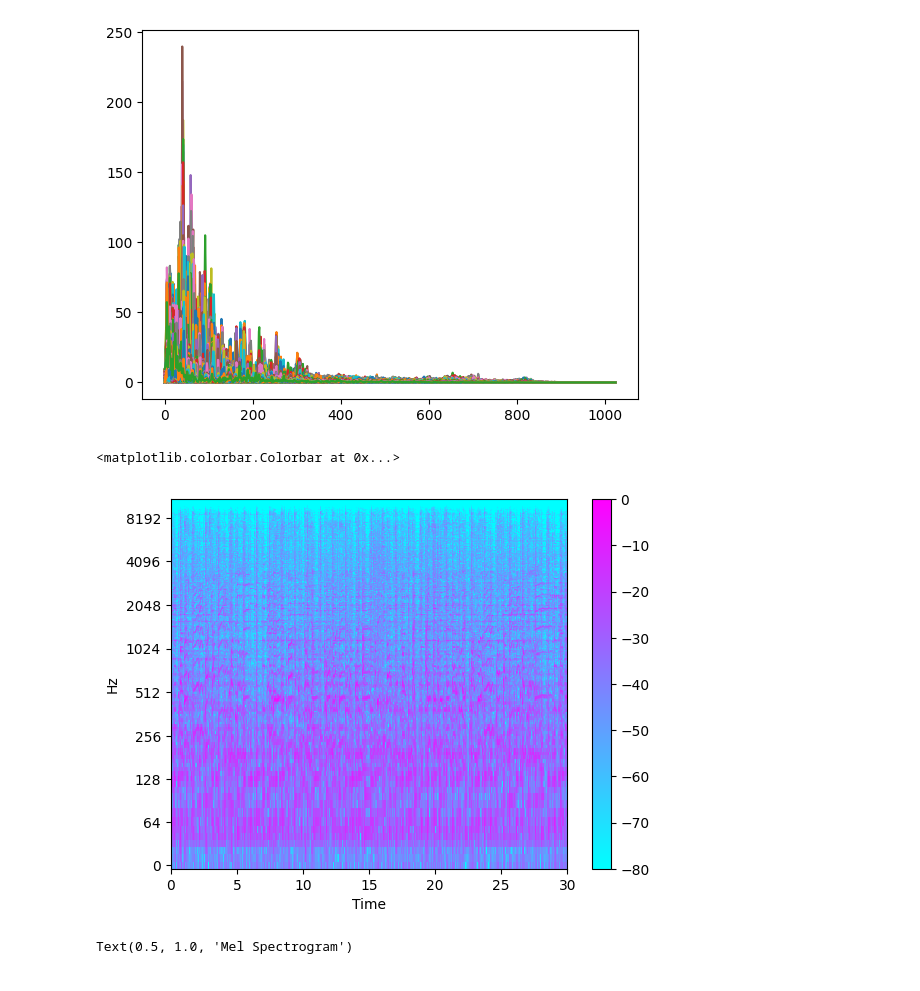
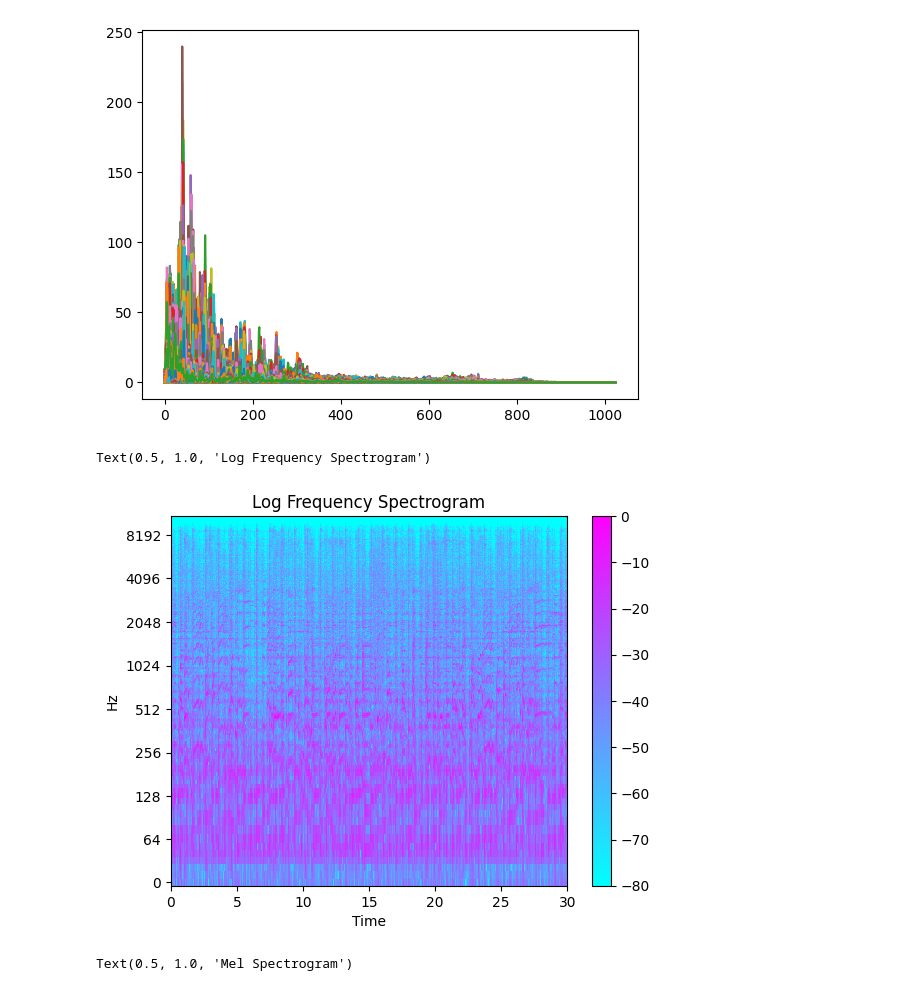
Before and after one commit to crgoku7/MusicGenreClassification, a Jupyter notebook: music_classification.ipynb, the cells around one changed output. Cells and saved outputs as stored; diff of their text form; code cells hidden in the pictures.

```diff
--- a/music_classification.ipynb
+++ b/music_classification.ipynb
@@ -64,14 +70,15 @@ plt.show()
 # %%
 # Creating Log Frequency Spectogram from the FFT Signal
 # This also scales to the decibel system, as that is also log based.
 
 Deci = librosa.amplitude_to_db(D, ref = np.max)
 librosa.display.specshow(Deci, sr = sr, hop_length=hop_length, x_axis='time',y_axis='log',cmap = 'cool')
 
 plt.colorbar()
+plt.title("Log Frequency Spectrogram")
 # %% [output]
-<matplotlib.colorbar.Colorbar at 0x...>
+Text(0.5, 1.0, 'Log Frequency Spectrogram')
-[figure, old version]
+[figure, new version]
 # %%
 # Mel Spectrogram form the data
 
```
Also changed, not shown: parts of 38 cells of this notebook.
